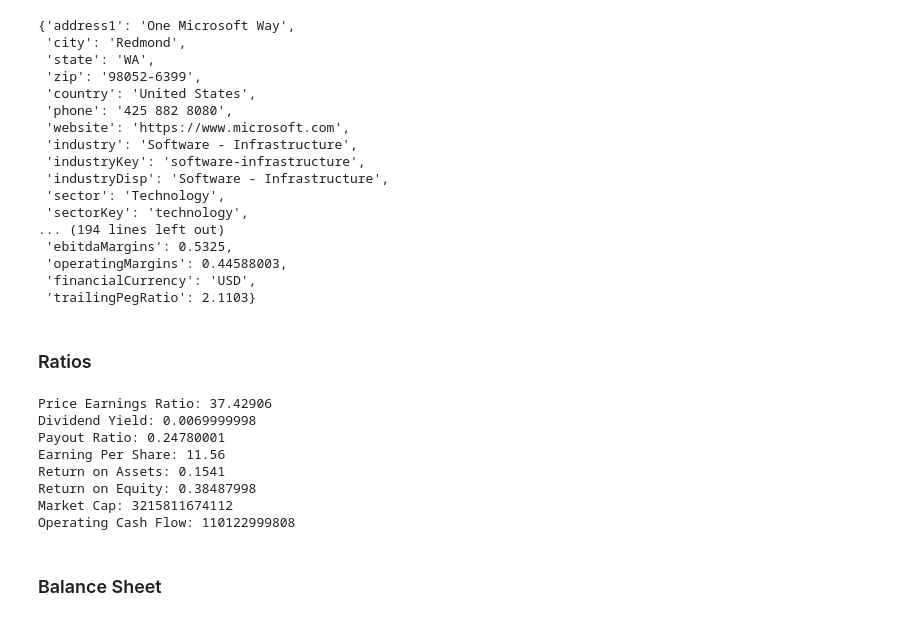
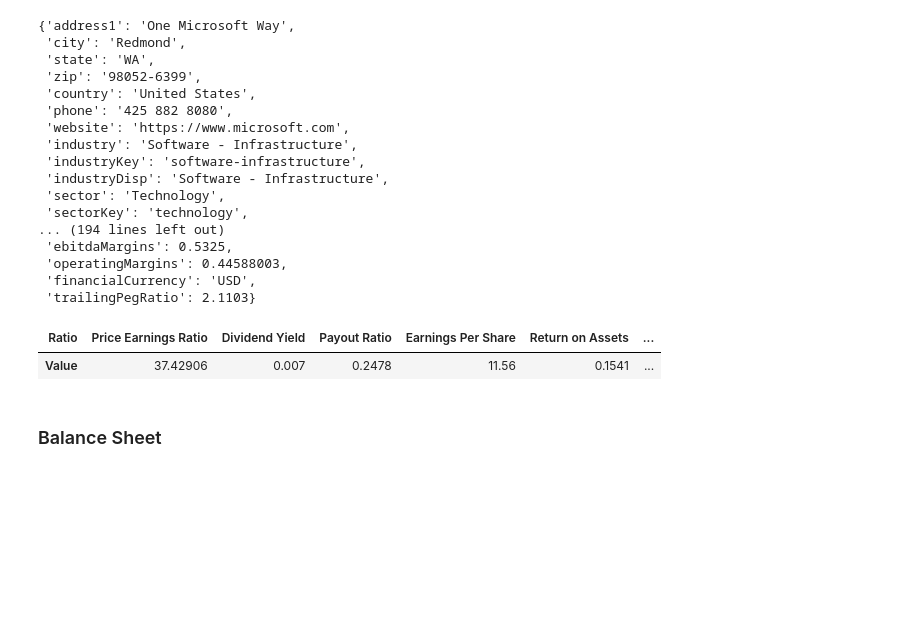
Before and after one commit to paty-oliveira/data-analysis-playground, a Jupyter notebook: stock-analysis/fundamental-analysis/index.ipynb, the cells around one changed output. Saved outputs shown, nothing was run; the diff lists cells and outputs as text; code cells hidden in the pictures; blank space fills up the shorter version.

Commit message:
Add Ratios calculation

```diff
--- a/stock-analysis/fundamental-analysis/index.ipynb
+++ b/stock-analysis/fundamental-analysis/index.ipynb
@@ -188,23 +188,21 @@ all_info
  'operatingMargins': 0.44588003,
  'financialCurrency': 'USD',
  'trailingPegRatio': 2.1103}
-# %% [markdown]
-### Ratios
-# %%
-ratios_names = [("trailingPE", "Price Earnings Ratio"), ("dividendYield", "Dividend Yield"), ("payoutRatio", "Payout Ratio"), ("trailingEps", "Earning Per Share"), ("returnOnAssets", "Return on Assets"), ("returnOnEquity", "Return on Equity"), ("marketCap", "Market Cap"), ("operatingCashflow", "Operating Cash Flow")]
-
-for ratio in ratios_names:
-    value = all_info[ratio[0]]
-    print(f"{ratio[1]}: {value}")
-# %% [output]
-Price Earnings Ratio: 37.42906
-Dividend Yield: 0.0069999998
-Payout Ratio: 0.24780001
-Earning Per Share: 11.56
-Return on Assets: 0.1541
-Return on Equity: 0.38487998
-Market Cap: 3215811674112
-Operating Cash Flow: 110122999808
+# %%
+fields = ["trailingPE", "dividendYield", "payoutRatio", "trailingEps", "returnOnAssets", "returnOnEquity", "marketCap", "operatingCashflow"]
+
+df_ratios = pd.DataFrame(all_info.items(), columns=["Ratio", "Value"]).set_index("Ratio")
+df_ratios = df_ratios.loc[fields, :]
+
+df_ratios = df_ratios.transpose()
+df_ratios = df_ratios.rename(columns={"trailingPE": "Price Earnings Ratio", "dividendYield": "Dividend Yield", "payoutRatio": "Payout Ratio", "trailingEps": "Earnings Per Share", "returnOnAssets": "Return on Assets", "returnOnEquity": "Return on Equity", "marketCap": "Market Cap", "operatingCashflow": "Operating Cash Flow"})
+
+df_ratios["Price/Cash Flow"] = df_ratios["Market Cap"] / df_ratios["Operating Cash Flow"]
+df_ratios = df_ratios.drop(columns=["Operating Cash Flow"])
+df_ratios
+# %% [output]
+| Ratio | Price Earnings Ratio | Dividend Yield | Payout Ratio | Earnings Per Share | Return on Assets | ... |
+| Value | 37.42906 | 0.007 | 0.2478 | 11.56 | 0.1541 | ... |
 # %% [markdown]
 ### Balance Sheet
 # %%
```
Also changed, not shown: parts of 4 cells of this notebook.
